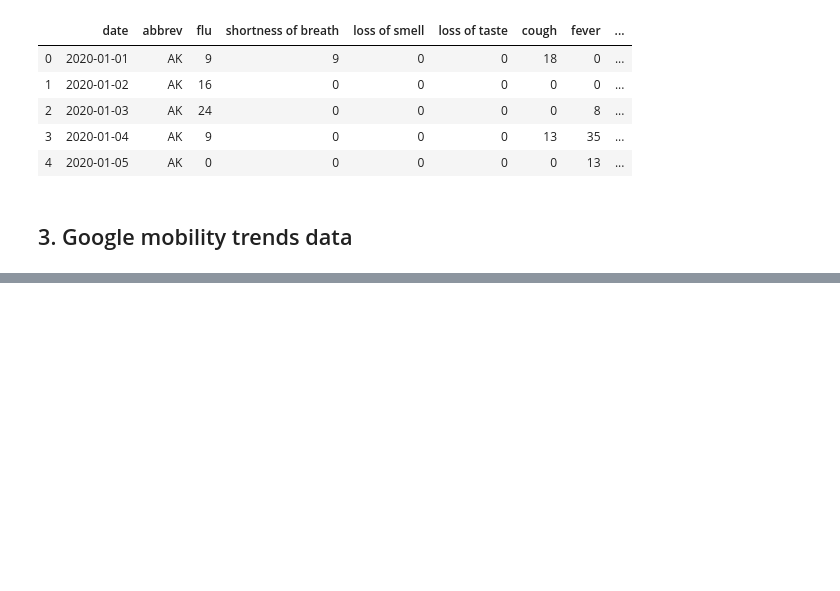
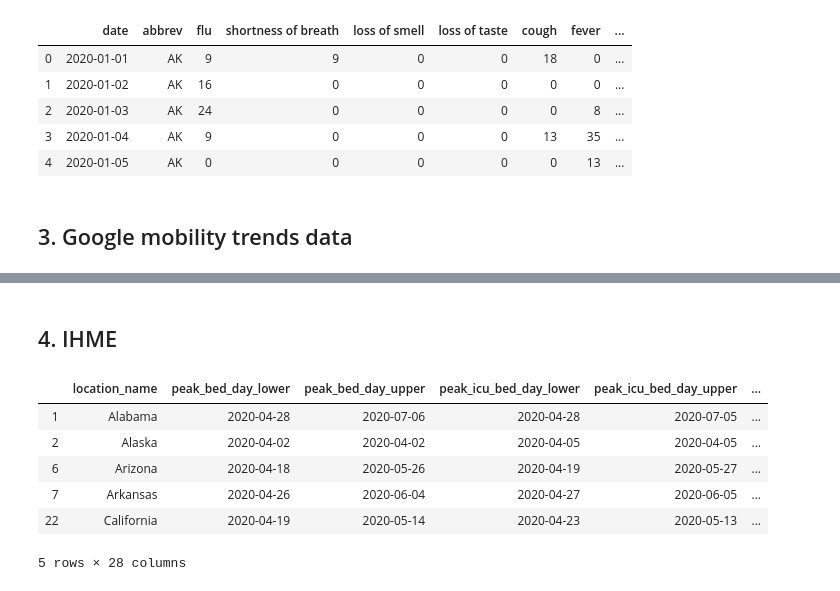
Before and after one commit to spotted-d/RNN_covid19_modeling, a Jupyter notebook: data_extraction/data_extracts.ipynb, the cells around one changed output, grey strips where cells are left out. Cells and saved outputs as stored; diff of their text form; code cells hidden in the pictures; blank space fills up the shorter version.

```diff
--- a/data_extraction/data_extracts.ipynb
+++ b/data_extraction/data_extracts.ipynb
@@ -580,3 +580,20 @@ mobility_us.head()
 # %%
 # dump to pickle file
 pickle.dump(mobility_us, open("../data/us_state_mobility_data.p", "wb" ))
+# %% [markdown]
+## 4. IHME
+# %%
+# load ihme data
+ihme_summary = pd.read_csv("../data/raw_data/summary_stats_all_locs.csv")
+
+# fetch only US states
+ihme_summary = ihme_summary.loc[ihme_summary["location_name"].isin(list(states_dict.keys()))]
+ihme_summary.head()
+# %% [output]
+|  | location_name | peak_bed_day_lower | peak_bed_day_upper | peak_icu_bed_day_lower | peak_icu_bed_day_upper | ... |
+| 1 | Alabama | 2020-04-28 | 2020-07-06 | 2020-04-28 | 2020-07-05 | ... |
+| 2 | Alaska | 2020-04-02 | 2020-04-02 | 2020-04-05 | 2020-04-05 | ... |
+| 6 | Arizona | 2020-04-18 | 2020-05-26 | 2020-04-19 | 2020-05-27 | ... |
+| 7 | Arkansas | 2020-04-26 | 2020-06-04 | 2020-04-27 | 2020-06-05 | ... |
+| 22 | California | 2020-04-19 | 2020-05-14 | 2020-04-23 | 2020-05-13 | ... |
+5 rows × 28 columns
```
Also changed, not shown: parts of 6 cells of this notebook, 3 other files.
